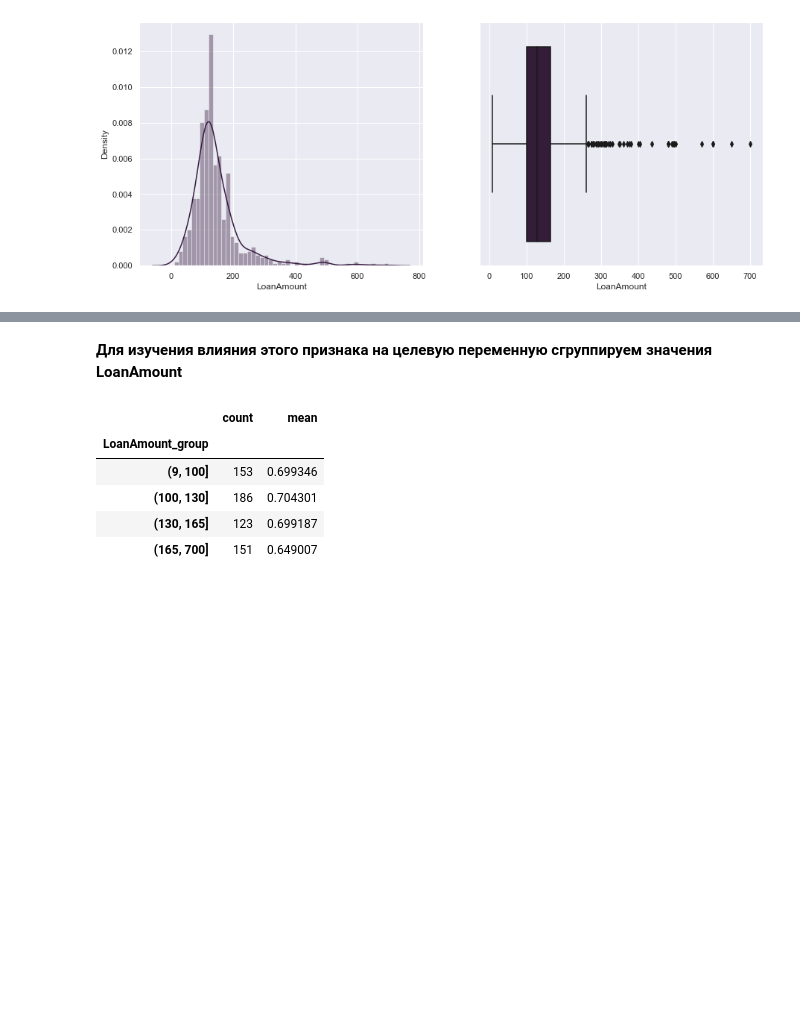
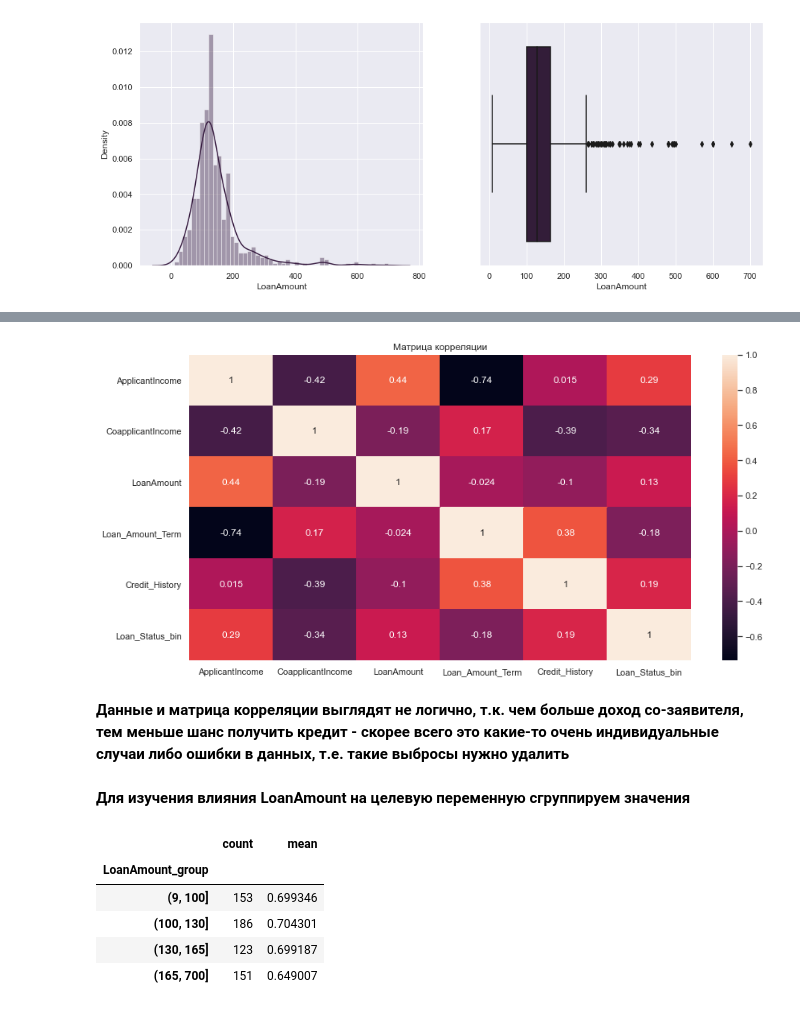
Before and after one commit to ConveroMursa/Data_Analysis, a Jupyter notebook: EDA_projects/Final_project/Loan_factors.ipynb, the cells around one changed output, grey strips where cells are left out. Cells and saved outputs as stored; diff of their text form; code cells hidden in the pictures; blank space fills up the shorter version.

```diff
--- a/EDA_projects/Final_project/Loan_factors.ipynb
+++ b/EDA_projects/Final_project/Loan_factors.ipynb
@@ -530,0 +578,3 @@ sns.boxplot(df['LoanAmount'], ax=ax[1]);
+# %%
+df_la = df[df['LoanAmount'] > 400]
+df_la.sort_values('LoanAmount', ascending=False)
@@ -531,5 +597,13 @@ sns.boxplot(df['LoanAmount'], ax=ax[1]);
+# %%
+plt.figure(figsize=(14,7))
+sns.heatmap(df_la.corr(),annot=True)
+plt.title('Матрица корреляции');
+# %% [output]
+[figure, added]
+# %% [markdown]
+**Данные и матрица корреляции выглядят не логично, т.к. чем больше доход со-заявителя, тем меньше шанс получить кредит - скорее всего это какие-то очень индивидуальные случаи либо ошибки в данных, т.е. такие выбросы нужно удалить**
 # %% [markdown]
-**Для изучения влияния этого признака на целевую переменную сгруппируем значения LoanAmount**
+**Для изучения влияния LoanAmount на целевую переменную сгруппируем значения**
 # %%
 df['LoanAmount_group'] = pd.cut(df['LoanAmount'],[9, 100, 130, 165, 700])
 # %%
```
Also changed, not shown: parts of 25 cells of this notebook.
